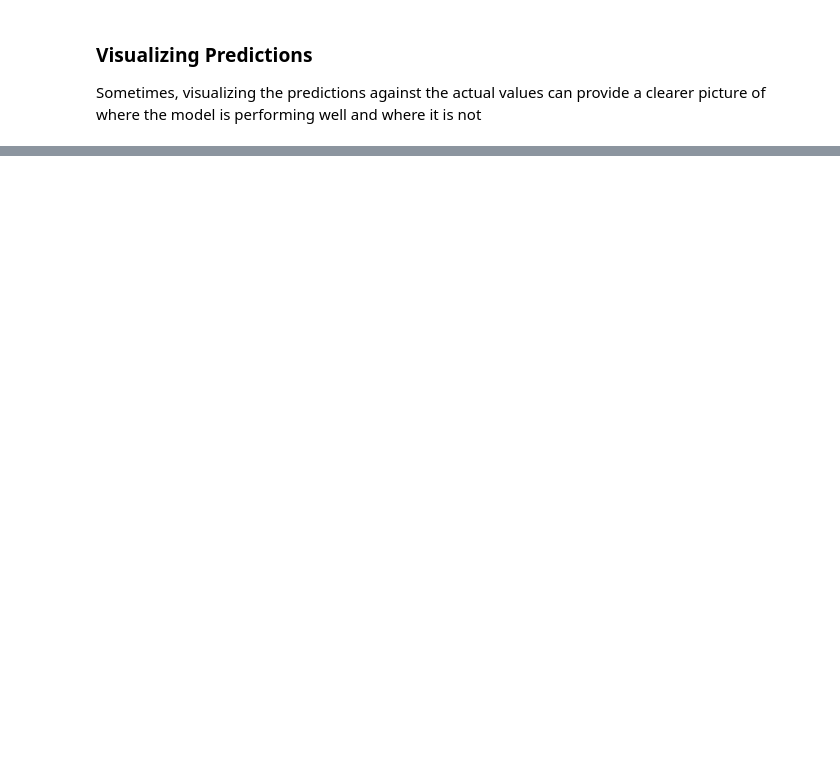
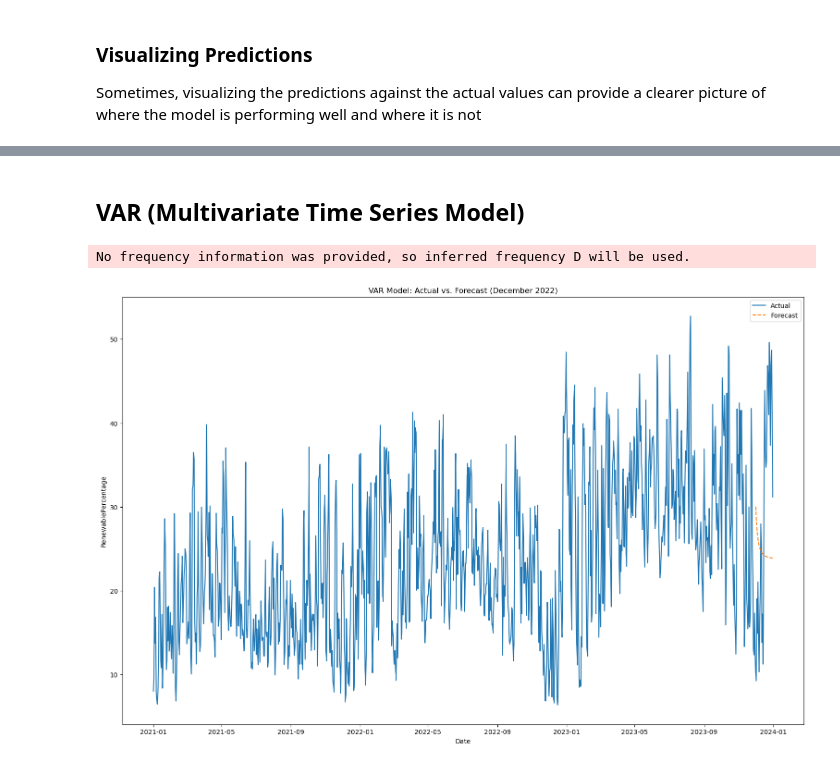
Before and after one commit to seszele64/EcoForecast, a Jupyter notebook: 3. perform_forecast.ipynb, the cells around one changed output, grey strips where cells are left out. Drawn from its saved outputs; the diff is of its cells as text; code cells hidden in the pictures; blank space fills up the shorter version.

```diff
--- a/3. perform_forecast.ipynb
+++ b/3. perform_forecast.ipynb
@@ -111,0 +581,32 @@ These insights and suggestions for improvement can guide further development of
+# %% [markdown]
+## VAR (Multivariate Time Series Model)
+# %%
+from statsmodels.tsa.vector_ar.var_model import VAR
+
+# Load your data
+df = pd.read_csv('data/synop/aggregated_data.csv')
+df.set_index('Date', inplace=True)
+df.index = pd.to_datetime(df.index)
+
+# Define multivariate data (including 'RenewablePercentage' and weather data)
+var_data = df[['RenewablePercentage', 'Avg_Daily_Wind_Speed', 'Max_Daily_Temperature', 'Avg_Daily_Overall_Cloudiness']]
+
+# Fit a VAR model
+var_model = VAR(var_data)
+var_results = var_model.fit(maxlags=2)
+
+# Forecasting with VAR
+forecast_period = 31  # Forecast the last month of 2022 (December)
+var_forecast = var_results.forecast(var_data.values[-2:], steps=forecast_period)
+
+# Convert forecast to DataFrame
+var_forecast_df = pd.DataFrame(var_forecast, columns=['RenewablePercentage', 'Avg_Wind_Speed', 'Avg_Max_Temp', 'Avg_Cloudiness'])
+
+# Create forecast dates for the last month of 2022
+forecast_dates = pd.date_range('2023-12-01', '2023-12-31', freq='D')
+
+# Call the generalized plotting function
+plot_actual_vs_forecast(df, 'RenewablePercentage', var_forecast_df['RenewablePercentage'].tolist(), forecast_dates, 'VAR Model: Actual vs. Forecast (December 2022)', plot_size=(19, 12))
+# %% [output]
+No frequency information was provided, so inferred frequency D will be used.
+[figure, added]
```
Also changed, not shown: parts of 28 cells of this notebook.
